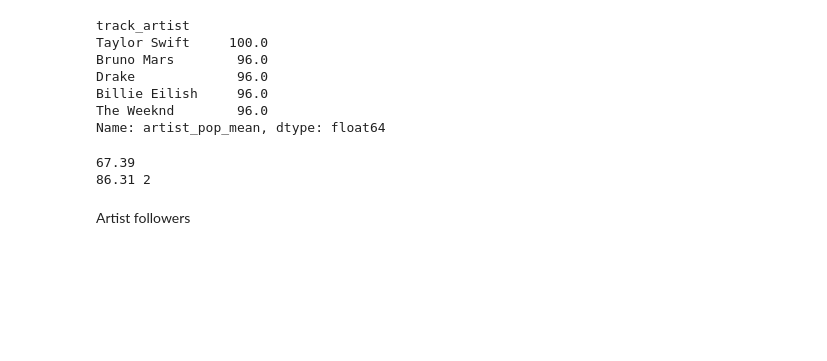
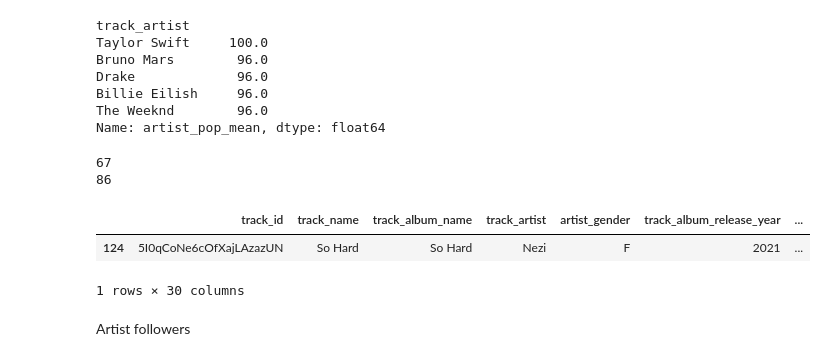
Before and after one commit to Ramonalyst/Music_Recommendation_System, a Jupyter notebook: Obama_vs_Top_100_Comparison.ipynb, the cells around one changed output. Drawn from its saved outputs; the diff is of its cells as text; code cells hidden in the pictures; blank space fills up the shorter version.

```diff
--- a/Obama_vs_Top_100_Comparison.ipynb
+++ b/Obama_vs_Top_100_Comparison.ipynb
@@ -283,11 +300,18 @@ Billie Eilish     96.0
 The Weeknd        96.0
 Name: artist_pop_mean, dtype: float64
 # %%
-print(round(df_obama["artist_pop_mean"].mean(),2))
-print(round(df_top_100["artist_pop_mean"]).mean(),2)
+print(round(df_obama["artist_pop_mean"].mean()))
+print(round(df_top_100["artist_pop_mean"].mean()))
 # %% [output]
-67.39
-86.31 2
+67
+86
+# %%
+df_obama[df_obama["artist_pop_mean"]==6]
+#df_obama["artist_popularity"].min()
+# %% [output]
+|  | track_id | track_name | track_album_name | track_artist | artist_gender | track_album_release_year | ... |
+| 124 | 5I0qCoNe6cOfXajLAzazUN | So Hard | So Hard | Nezi | F | 2021 | ... |
+1 rows × 30 columns
 # %% [markdown]
 Artist followers
 # %%
```
Also changed, not shown: parts of 16 cells of this notebook.
